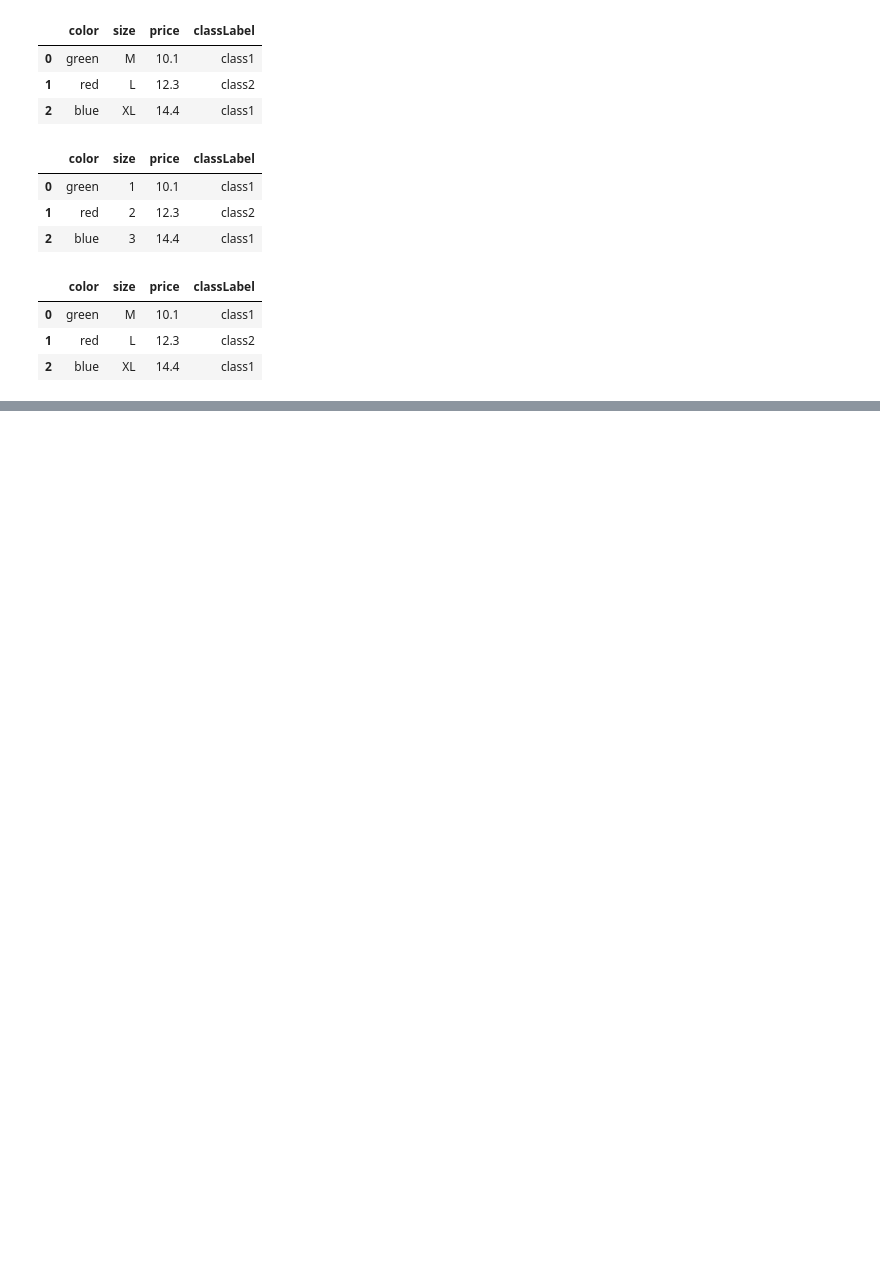
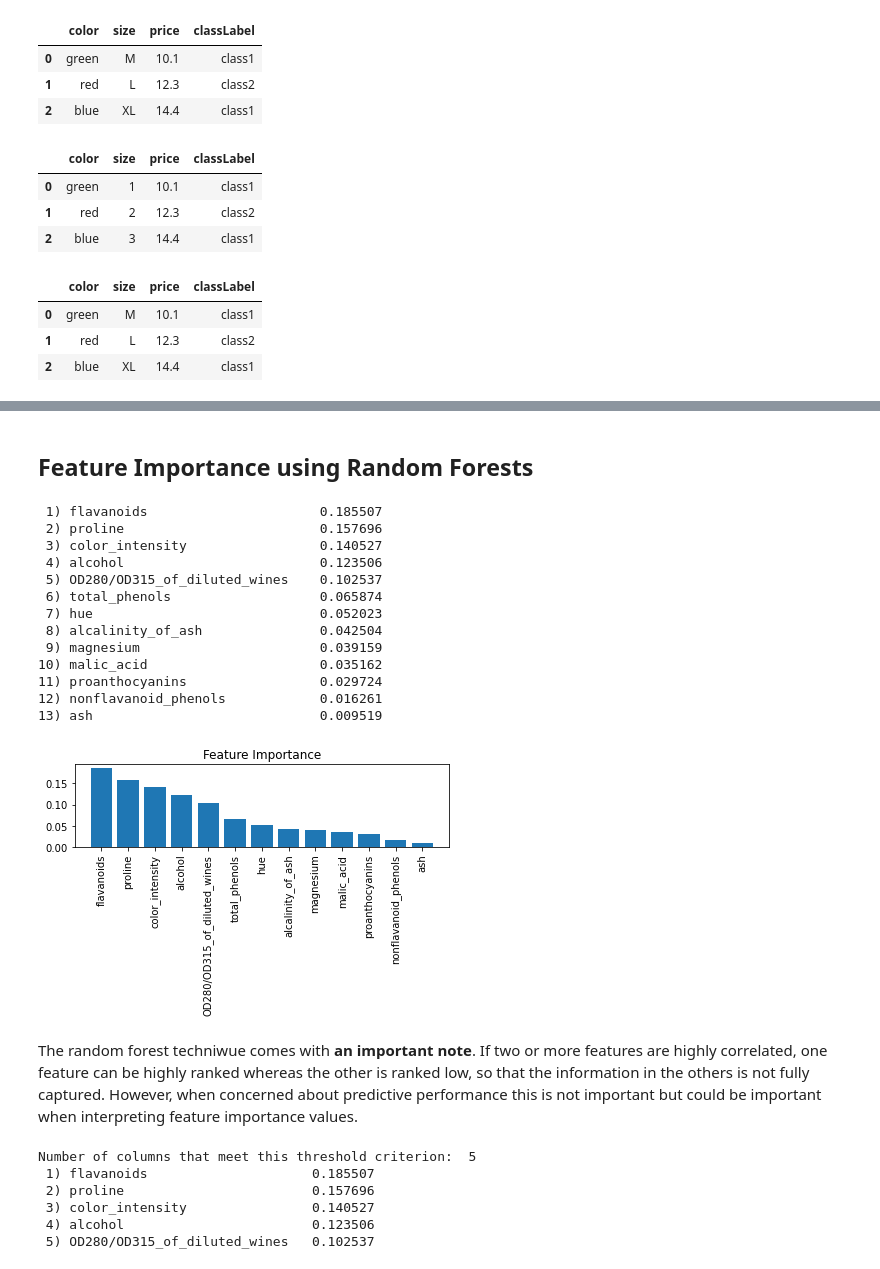
Before and after one commit to eirikbaekkelund/machine_learning_pytorch, a Jupyter notebook: ch4_data_preprocessing/ch04.ipynb, the cells around one changed output, grey strips where cells are left out. Saved outputs shown, nothing was run; the diff lists cells and outputs as text; code cells hidden in the pictures; blank space fills up the shorter version.

```diff
--- a/ch4_data_preprocessing/ch04.ipynb
+++ b/ch4_data_preprocessing/ch04.ipynb
@@ -119,0 +429,54 @@ df
+# %% [markdown]
+## Feature Importance using Random Forests
+# %%
+from sklearn.ensemble import RandomForestClassifier
+feat_labels = df_wine.columns[1:]
+forest = RandomForestClassifier(n_estimators=30, random_state=1)
+forest.fit(X_train, y_train)
+importances = forest.feature_importances_
+indices = np.argsort(importances)[::-1]
+
+for f in range(X_train.shape[1]):
+    print("%2d) %-*s % f" % ( f + 1, 30, feat_labels[indices[f]], importances[indices[f]]))
+
+plt.title("Feature Importance")
+plt.bar(range(X_train.shape[1]), importances[indices], align='center')
+plt.xticks(range(X_train.shape[1]), feat_labels[indices], rotation=90)
+plt.xlim([-1, X_train.shape[1]])
+plt.tight_layout()
+plt.show()
+# %% [output]
+ 1) flavanoids                      0.185507
+ 2) proline                         0.157696
+ 3) color_intensity                 0.140527
+ 4) alcohol                         0.123506
+ 5) OD280/OD315_of_diluted_wines    0.102537
+ 6) total_phenols                   0.065874
+ 7) hue                             0.052023
+ 8) alcalinity_of_ash               0.042504
+ 9) magnesium                       0.039159
+10) malic_acid                      0.035162
+11) proanthocyanins                 0.029724
+12) nonflavanoid_phenols            0.016261
+13) ash                             0.009519
+[figure, added]
+# %% [markdown]
+The random forest techniwue comes with **an important note**. If two or more features are highly correlated, one feature can be highly ranked whereas the other is ranked low, so that the information in the others is not fully captured. However, when concerned about predictive performance this is not important but could be important when interpreting feature importance values.
+# %%
+from sklearn.feature_selection import SelectFromModel
+
+sfm = SelectFromModel(forest,
+                      threshold=0.1, # scaled importance of the feature from 0-1 where the sum of feature importance = 1
+                      prefit=True)
+X_selected = sfm.transform(X_train)
+
+print('Number of columns that meet this threshold criterion: ', X_selected.shape[1])
+for f in range(X_selected.shape[1]):
+    print("%2d) %-*s %f" % (f + 1, 30, feat_labels[indices[f]], importances[indices[f]]))
+# %% [output]
+Number of columns that meet this threshold criterion:  5
+ 1) flavanoids                     0.185507
+ 2) proline                        0.157696
+ 3) color_intensity                0.140527
+ 4) alcohol                        0.123506
+ 5) OD280/OD315_of_diluted_wines   0.102537
```
Also changed, not shown: parts of 26 cells of this notebook, 1 other file.
